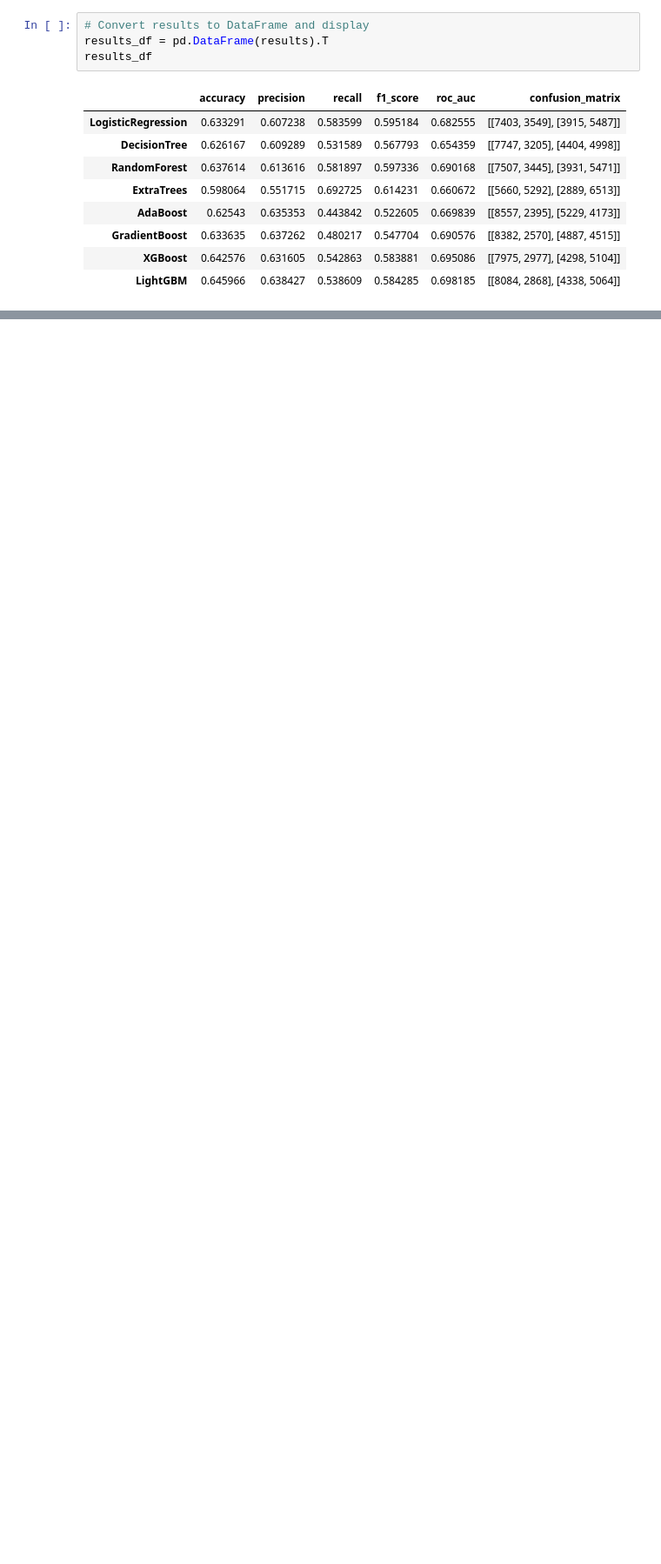
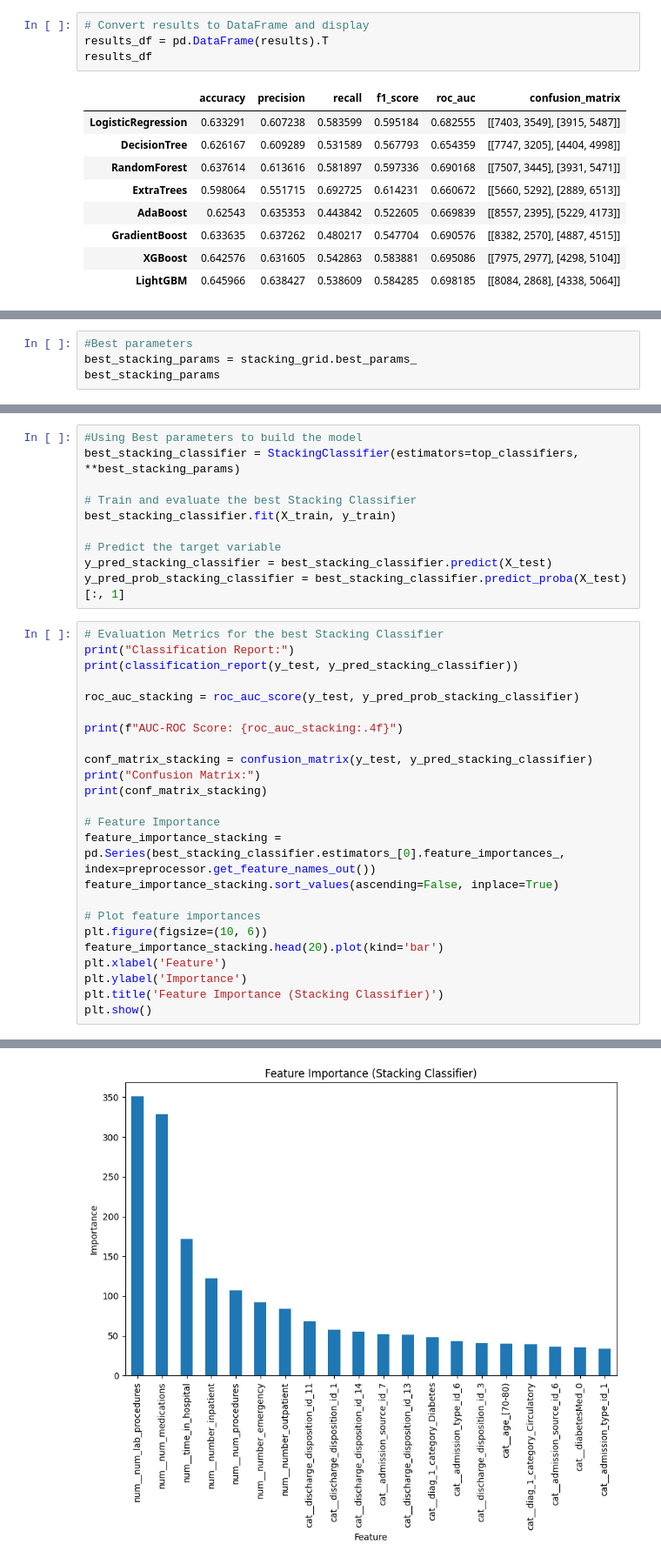
Before and after one commit to madokahazemi/diabetes-readmission-prediction, a Jupyter notebook: code/diabetes-readmission-prediction.ipynb, the cells around one changed output, grey strips where cells are left out. Shown at 87% size. Drawn from its saved outputs; the diff is of its cells as text; blank space fills up the shorter version.

```diff
--- a/code/diabetes-readmission-prediction.ipynb
+++ b/code/diabetes-readmission-prediction.ipynb
@@ -494,0 +650,4 @@ results_df
+# %%
+#Best parameters
+best_stacking_params = stacking_grid.best_params_
+best_stacking_params
@@ -494,0 +658,35 @@ results_df
+# %%
+#Using Best parameters to build the model
+best_stacking_classifier = StackingClassifier(estimators=top_classifiers, **best_stacking_params)
+
+# Train and evaluate the best Stacking Classifier
+best_stacking_classifier.fit(X_train, y_train)
+
+# Predict the target variable
+y_pred_stacking_classifier = best_stacking_classifier.predict(X_test)
+y_pred_prob_stacking_classifier = best_stacking_classifier.predict_proba(X_test)[:, 1]
+# %%
+# Evaluation Metrics for the best Stacking Classifier
+print("Classification Report:")
+print(classification_report(y_test, y_pred_stacking_classifier))
+
+roc_auc_stacking = roc_auc_score(y_test, y_pred_prob_stacking_classifier)
+
+print(f"AUC-ROC Score: {roc_auc_stacking:.4f}")
+
+conf_matrix_stacking = confusion_matrix(y_test, y_pred_stacking_classifier)
+print("Confusion Matrix:")
+print(conf_matrix_stacking)
+
+# Feature Importance
+feature_importance_stacking = pd.Series(best_stacking_classifier.estimators_[0].feature_importances_, index=preprocessor.get_feature_names_out())
+feature_importance_stacking.sort_values(ascending=False, inplace=True)
+
+# Plot feature importances
+plt.figure(figsize=(10, 6))
+feature_importance_stacking.head(20).plot(kind='bar')
+plt.xlabel('Feature')
+plt.ylabel('Importance')
+plt.title('Feature Importance (Stacking Classifier)')
+plt.show()
+# %% [output]
@@ -494,0 +707 @@ results_df
+[figure, added]
```
Also changed, not shown: parts of 28 cells of this notebook.
